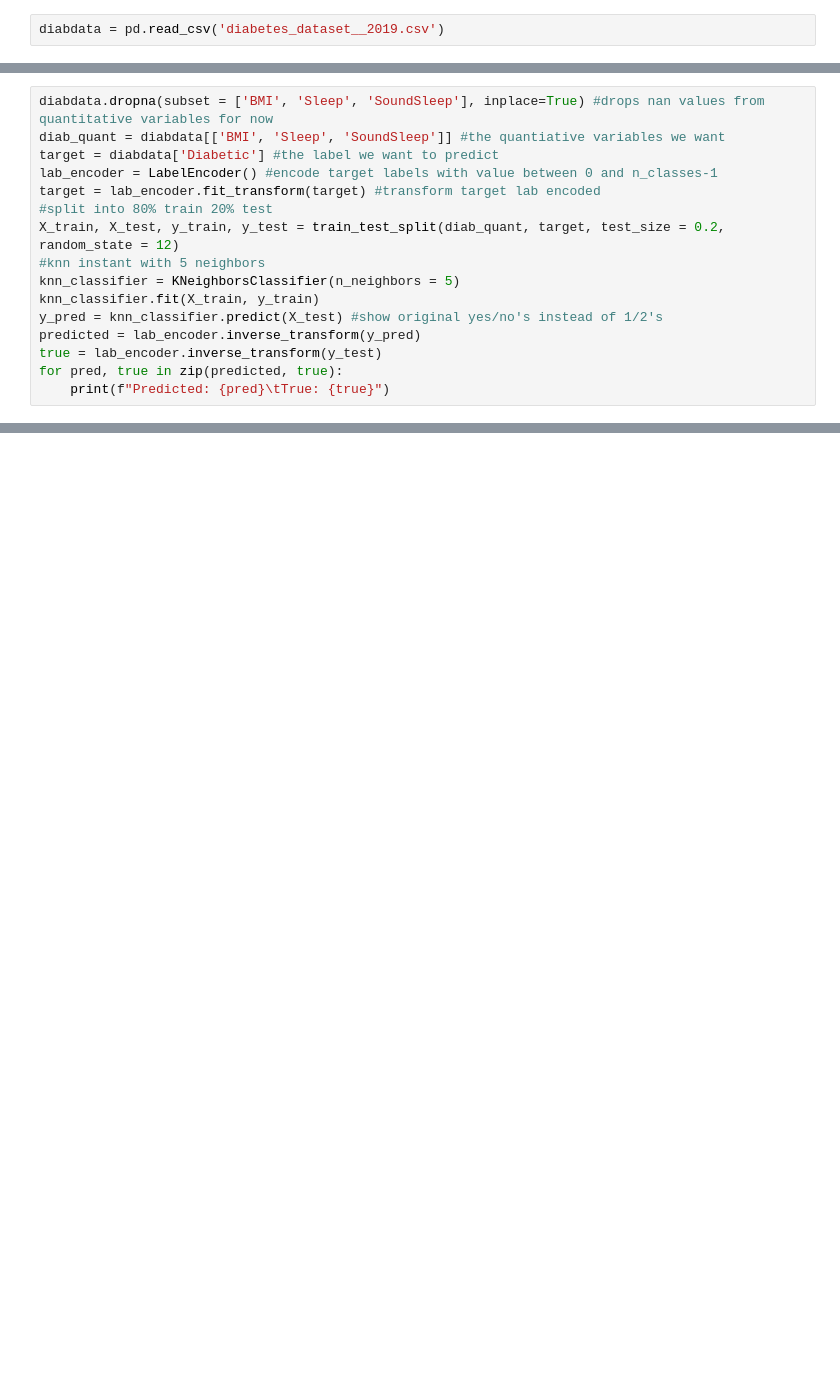
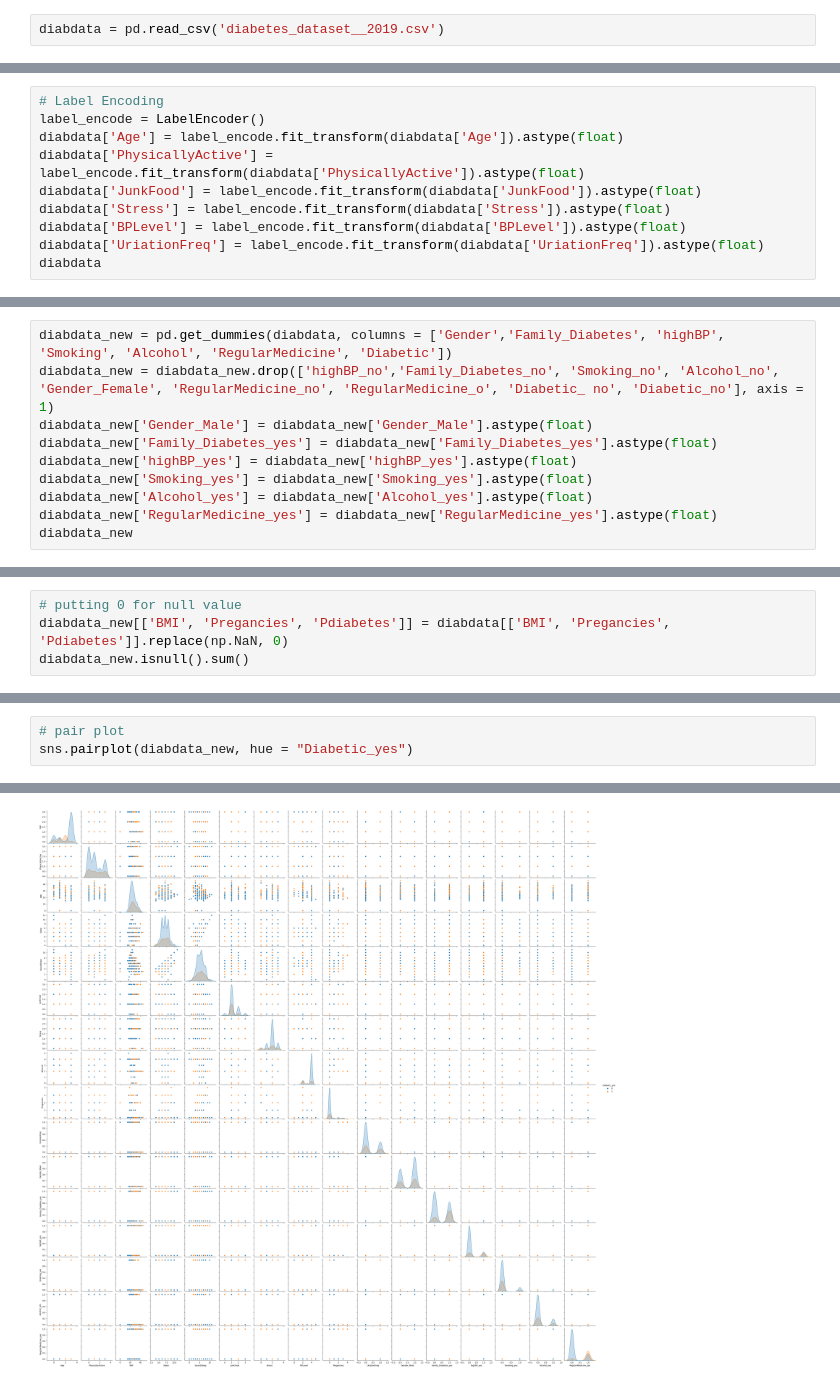
Before and after one commit to MartinYossifov/ECS-171-Project, a Jupyter notebook: ECS171Proj.ipynb, the cells around one changed output, grey strips where cells are left out. Drawn from its saved outputs; the diff is of its cells as text; blank space fills up the shorter version.

```diff
--- a/ECS171Proj.ipynb
+++ b/ECS171Proj.ipynb
@@ -87,16 +36,0 @@ P-value: 5.439974203257661e-102
-# %%
-diabdata.dropna(subset = ['BMI', 'Sleep', 'SoundSleep'], inplace=True) #drops nan values from quantitative variables for now
-diab_quant = diabdata[['BMI', 'Sleep', 'SoundSleep']] #the quantiative variables we want
-target = diabdata['Diabetic'] #the label we want to predict
-lab_encoder = LabelEncoder() #encode target labels with value between 0 and n_classes-1
-target = lab_encoder.fit_transform(target) #transform target lab encoded
-#split into 80% train 20% test
-X_train, X_test, y_train, y_test = train_test_split(diab_quant, target, test_size = 0.2, random_state = 12)
-#knn instant with 5 neighbors
-knn_classifier = KNeighborsClassifier(n_neighbors = 5)
-knn_classifier.fit(X_train, y_train)
-y_pred = knn_classifier.predict(X_test) #show original yes/no's instead of 1/2's
-predicted = lab_encoder.inverse_transform(y_pred)
-true = lab_encoder.inverse_transform(y_test)
-for pred, true in zip(predicted, true):
-    print(f"Predicted: {pred}\tTrue: {true}")
@@ -133,0 +57,10 @@ acc_sco
+# %%
+# Label Encoding
+label_encode = LabelEncoder()
+diabdata['Age'] = label_encode.fit_transform(diabdata['Age']).astype(float)
+diabdata['PhysicallyActive'] = label_encode.fit_transform(diabdata['PhysicallyActive']).astype(float)
+diabdata['JunkFood'] = label_encode.fit_transform(diabdata['JunkFood']).astype(float)
+diabdata['Stress'] = label_encode.fit_transform(diabdata['Stress']).astype(float)
+diabdata['BPLevel'] = label_encode.fit_transform(diabdata['BPLevel']).astype(float)
+diabdata['UriationFreq'] = label_encode.fit_transform(diabdata['UriationFreq']).astype(float)
+diabdata
@@ -133,0 +81,10 @@ acc_sco
+# %%
+diabdata_new = pd.get_dummies(diabdata, columns = ['Gender','Family_Diabetes', 'highBP', 'Smoking', 'Alcohol', 'RegularMedicine', 'Diabetic'])
+diabdata_new = diabdata_new.drop(['highBP_no','Family_Diabetes_no', 'Smoking_no', 'Alcohol_no', 'Gender_Female', 'RegularMedicine_no', 'RegularMedicine_o', 'Diabetic_ no', 'Diabetic_no'], axis = 1)
+diabdata_new['Gender_Male'] = diabdata_new['Gender_Male'].astype(float)
+diabdata_new['Family_Diabetes_yes'] = diabdata_new['Family_Diabetes_yes'].astype(float)
+diabdata_new['highBP_yes'] = diabdata_new['highBP_yes'].astype(float)
+diabdata_new['Smoking_yes'] = diabdata_new['Smoking_yes'].astype(float)
+diabdata_new['Alcohol_yes'] = diabdata_new['Alcohol_yes'].astype(float)
+diabdata_new['RegularMedicine_yes'] = diabdata_new['RegularMedicine_yes'].astype(float)
+diabdata_new
@@ -133,0 +128,4 @@ acc_sco
+# %%
+# putting 0 for null value
+diabdata_new[['BMI', 'Pregancies', 'Pdiabetes']] = diabdata[['BMI', 'Pregancies', 'Pdiabetes']].replace(np.NaN, 0)
+diabdata_new.isnull().sum()
@@ -133,0 +173,4 @@ acc_sco
+# %%
+# pair plot
+sns.pairplot(diabdata_new, hue = "Diabetic_yes")
+# %% [output]
@@ -133,0 +178 @@ acc_sco
+[figure, added]
```
Also changed, not shown: parts of 28 cells of this notebook.
